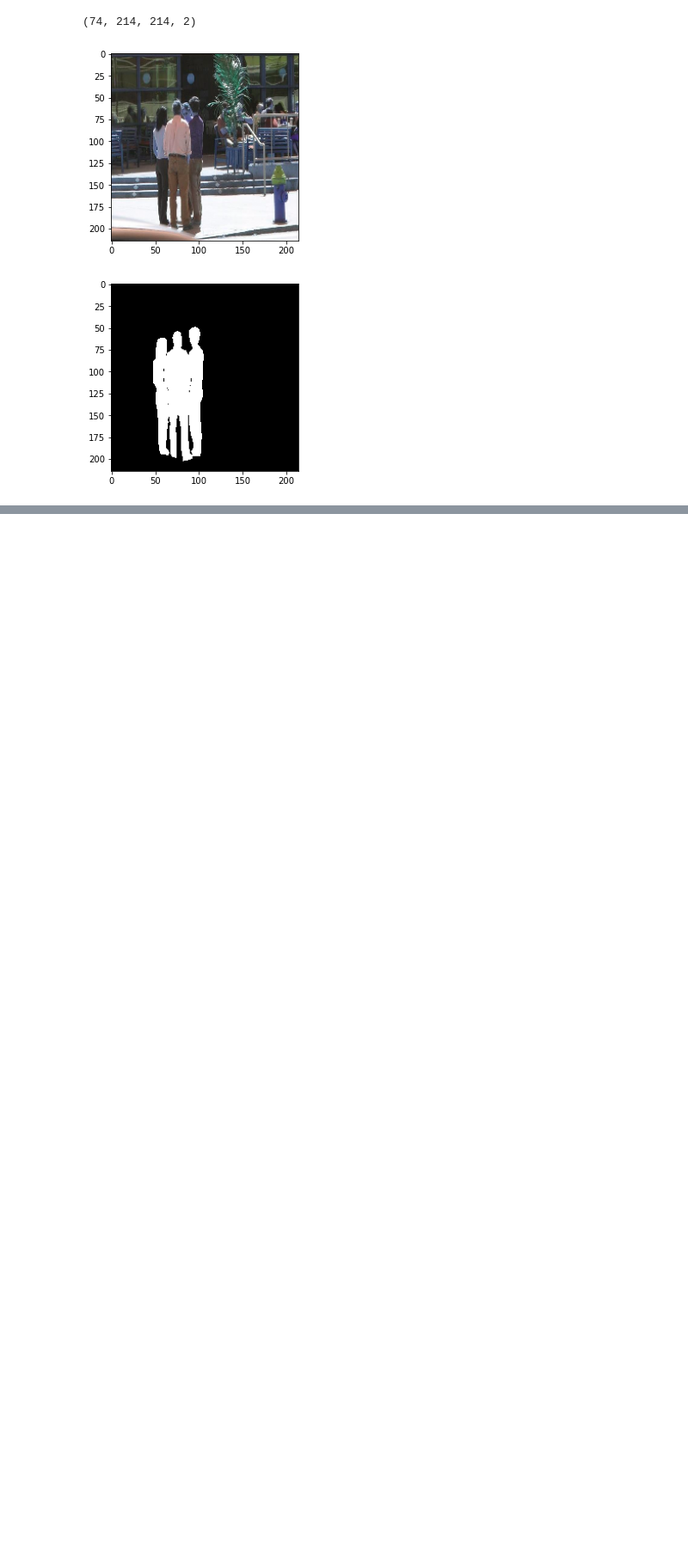
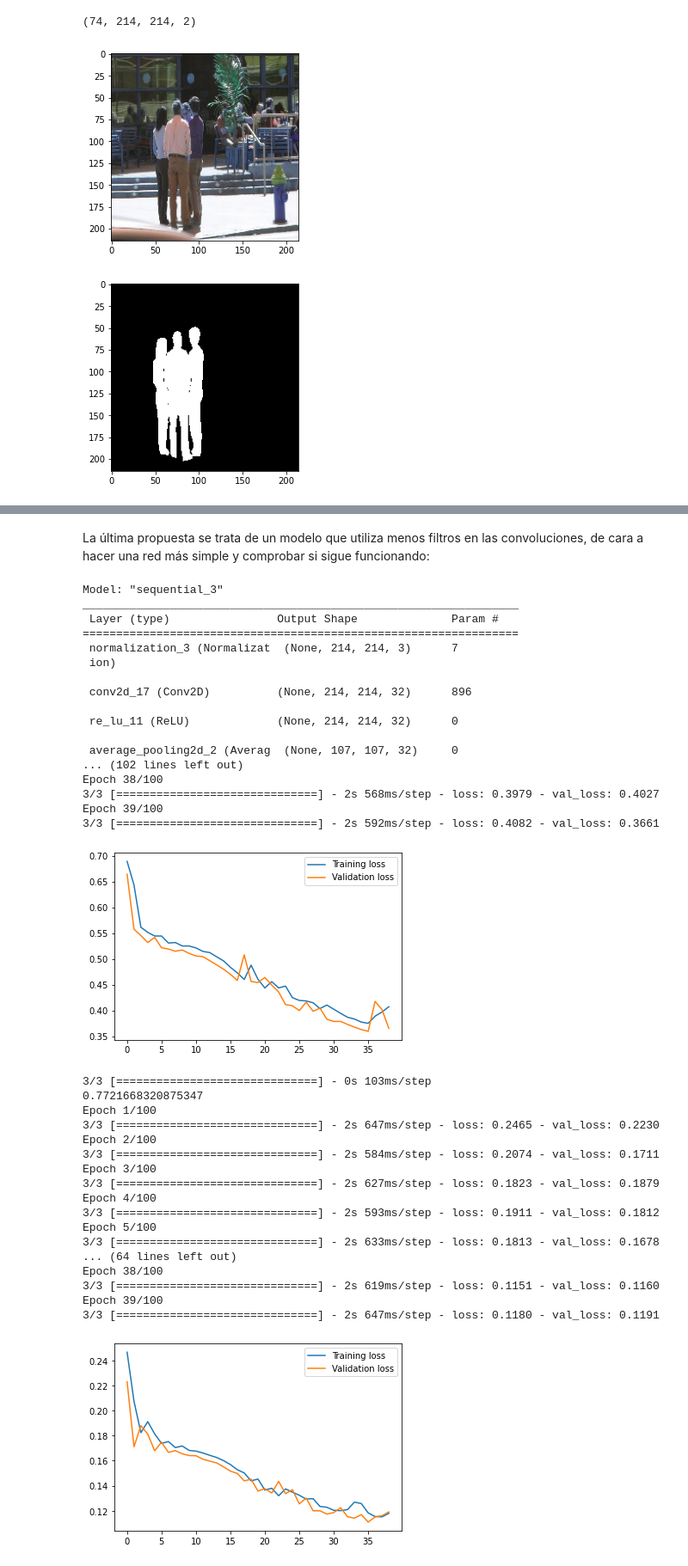
Before and after one commit to Juane99/VC_TEORIA_DATCOM, a Jupyter notebook: segmentation.ipynb, the cells around one changed output, grey strips where cells are left out. Shown at 86% size. Cells and saved outputs as stored; diff of their text form; code cells hidden in the pictures; blank space fills up the shorter version.

```diff
--- a/segmentation.ipynb
+++ b/segmentation.ipynb
@@ -410,0 +474,71 @@ print(meanIoU.result().numpy())
+# %% [markdown]
+La última propuesta se trata de un modelo que utiliza menos filtros en las convoluciones, de cara a hacer una red más simple y comprobar si sigue funcionando:
+# %%
+
+modelo_menos_filtros = Sequential([
+    Normalization(input_shape = (NUEVO_TAM[0], NUEVO_TAM[1], 3)),
+    Conv2D(32, 3, strides = (1, 1), padding = "same"),
+    ReLU(),
+    AveragePooling2D(pool_size = (2, 2), strides = (2, 2), padding = "valid"),
+    Conv2D(32, 3, strides = (1, 1), padding = "same"),
+    ReLU(),
+    AveragePooling2D(pool_size = (2, 2), strides = (2, 2), padding = "valid"),
+    Conv2D(32, 3, strides = (1, 1), padding = "same"),
+    ReLU(),
+    Conv2D(32, 3, strides = (1, 1), padding = "same"),
+    # pasamos a decodificar
+    Conv2DTranspose(32, 4,  strides = (2, 2), padding = "same"),
+    Conv2DTranspose(32, 4,  strides = (2, 2), padding = "valid"),
+    Conv2D(2, 1, strides = (1, 1), padding = "valid", activation = "softmax")
+])
+
+modelo_menos_filtros.summary()
+
+
+
+weights = modelo_menos_filtros.get_weights()
+
+fila_resultados, _, _ = evaluar_modelo("modelo_menos_filtros", modelo_menos_filtros, train_dataset, validation_dataset, test_dataset)
+resultados = pd.concat([fila_resultados, resultados], ignore_index=False)
+
+modelo_menos_filtros.set_weights(weights)
+
+fila_resultados, _, _ = evaluar_modelo("modelo_menos_filtros_mse", modelo_menos_filtros, train_dataset, validation_dataset, test_dataset, f_loss = "mse")
+resultados = pd.concat([fila_resultados, resultados], ignore_index=False)
+# %% [output]
+Model: "sequential_3"
+_________________________________________________________________
+ Layer (type)                Output Shape              Param #
+=================================================================
+ normalization_3 (Normalizat  (None, 214, 214, 3)      7
+ ion)
+
+ conv2d_17 (Conv2D)          (None, 214, 214, 32)      896
+
+ re_lu_11 (ReLU)             (None, 214, 214, 32)      0
+
+ average_pooling2d_2 (Averag  (None, 107, 107, 32)     0
+... (102 lines left out)
+Epoch 38/100
+3/3 [==============================] - 2s 568ms/step - loss: 0.3979 - val_loss: 0.4027
+Epoch 39/100
+3/3 [==============================] - 2s 592ms/step - loss: 0.4082 - val_loss: 0.3661
+[figure, added]
+3/3 [==============================] - 0s 103ms/step
+0.7721668320875347
+Epoch 1/100
+3/3 [==============================] - 2s 647ms/step - loss: 0.2465 - val_loss: 0.2230
+Epoch 2/100
+3/3 [==============================] - 2s 584ms/step - loss: 0.2074 - val_loss: 0.1711
+Epoch 3/100
+3/3 [==============================] - 2s 627ms/step - loss: 0.1823 - val_loss: 0.1879
+Epoch 4/100
+3/3 [==============================] - 2s 593ms/step - loss: 0.1911 - val_loss: 0.1812
+Epoch 5/100
+3/3 [==============================] - 2s 633ms/step - loss: 0.1813 - val_loss: 0.1678
+... (64 lines left out)
+Epoch 38/100
+3/3 [==============================] - 2s 619ms/step - loss: 0.1151 - val_loss: 0.1160
+Epoch 39/100
+3/3 [==============================] - 2s 647ms/step - loss: 0.1180 - val_loss: 0.1191
+[figure, added]
```
Also changed, not shown: parts of 31 cells of this notebook.
